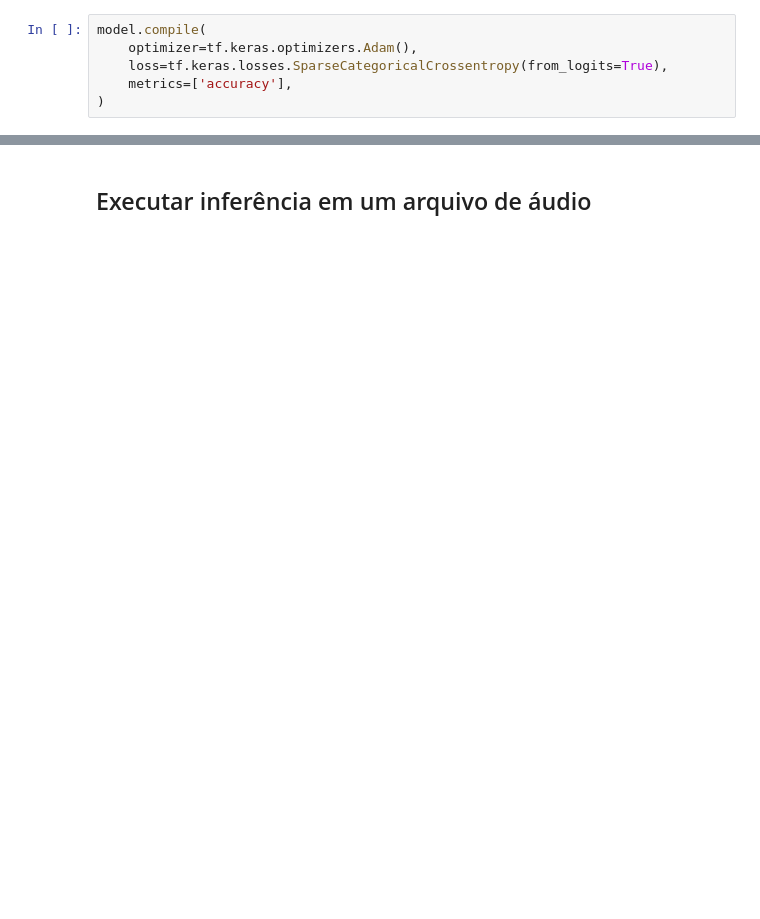
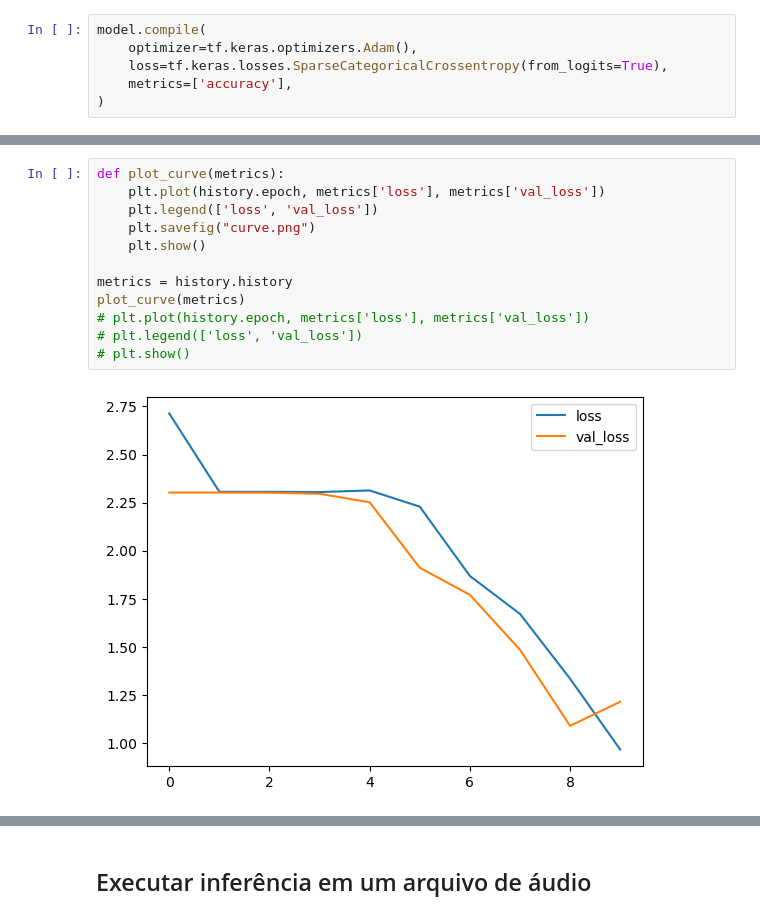
Before and after one commit to fernandasf/effect_pitch_classification, a Jupyter notebook: classifier/classifier_TF_v2.ipynb, the cells around one changed output, grey strips where cells are left out. Drawn from its saved outputs; the diff is of its cells as text; blank space fills up the shorter version.

```diff
--- a/classifier/classifier_TF_v2.ipynb
+++ b/classifier/classifier_TF_v2.ipynb
@@ -355,3 +365,17 @@ Epoch 10/10
+# %%
+def plot_curve(metrics):
+    plt.plot(history.epoch, metrics['loss'], metrics['val_loss'])
+    plt.legend(['loss', 'val_loss'])
+    plt.savefig("curve.png")
+    plt.show()
+
+metrics = history.history
+plot_curve(metrics)
+# plt.plot(history.epoch, metrics['loss'], metrics['val_loss'])
+# plt.legend(['loss', 'val_loss'])
+# plt.show()
+# %% [output]
+[figure, added]
 # %%
 def plot_curve(metrics):
     plt.plot(history.epoch, metrics['loss'], metrics['val_loss'])
```
Also changed, not shown: parts of 25 cells of this notebook, 3 other files.
